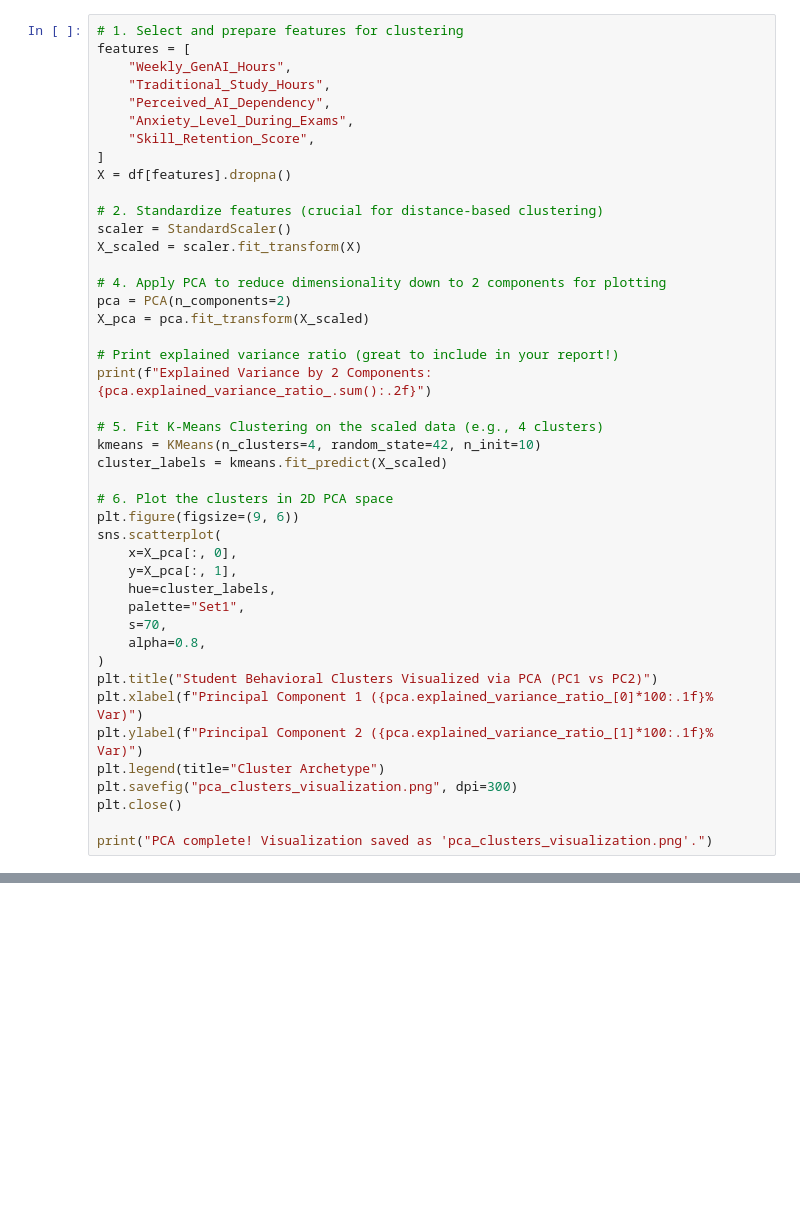
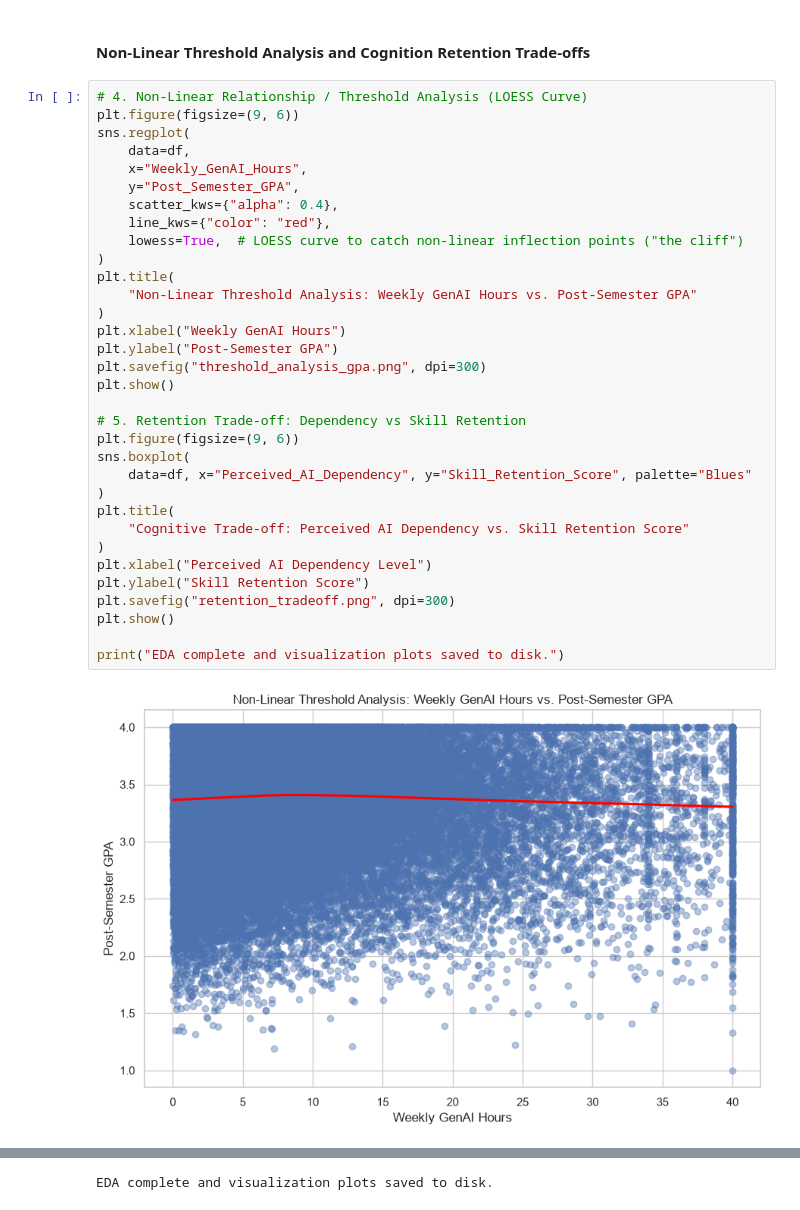
Before and after one commit to ceciliamuniz/dm_final_project, a Jupyter notebook: eda.ipynb, the cells around one changed output, grey strips where cells are left out. Drawn from its saved outputs; the diff is of its cells as text; blank space fills up the shorter version.

```diff
--- a/eda.ipynb
+++ b/eda.ipynb
@@ -159,45 +150,37 @@ EDA Complete! All visualization plots saved to disk.
+# %% [markdown]
+#### Non-Linear Threshold Analysis and Cognition Retention Trade-offs
 # %%
-# 1. Select and prepare features for clustering
-features = [
-    "Weekly_GenAI_Hours",
-    "Traditional_Study_Hours",
-    "Perceived_AI_Dependency",
-    "Anxiety_Level_During_Exams",
-    "Skill_Retention_Score",
-]
-X = df[features].dropna()
+# 4. Non-Linear Relationship / Threshold Analysis (LOESS Curve)
+plt.figure(figsize=(9, 6))
+sns.regplot(
+    data=df,
+    x="Weekly_GenAI_Hours",
+    y="Post_Semester_GPA",
+    scatter_kws={"alpha": 0.4},
+    line_kws={"color": "red"},
+    lowess=True,  # LOESS curve to catch non-linear inflection points ("the cliff")
+)
+plt.title(
+    "Non-Linear Threshold Analysis: Weekly GenAI Hours vs. Post-Semester GPA"
+)
+plt.xlabel("Weekly GenAI Hours")
+plt.ylabel("Post-Semester GPA")
+plt.savefig("threshold_analysis_gpa.png", dpi=300)
+plt.show()
 
-# 2. Standardize features (crucial for distance-based clustering)
-scaler = StandardScaler()
-X_scaled = scaler.fit_transform(X)
+# 5. Retention Trade-off: Dependency vs Skill Retention
+plt.figure(figsize=(9, 6))
+sns.boxplot(
+    data=df, x="Perceived_AI_Dependency", y="Skill_Retention_Score", palette="Blues"
+)
+plt.title(
+    "Cognitive Trade-off: Perceived AI Dependency vs. Skill Retention Score"
+)
+plt.xlabel("Perceived AI Dependency Level")
+plt.ylabel("Skill Retention Score")
+plt.savefig("retention_tradeoff.png", dpi=300)
+plt.show()
 
-# 4. Apply PCA to reduce dimensionality down to 2 components for plotting
-pca = PCA(n_components=2)
-X_pca = pca.fit_transform(X_scaled)
-
-# Print explained variance ratio (great to include in your report!)
-print(f"Explained Variance by 2 Components: {pca.explained_variance_ratio_.sum():.2f}")
-
-# 5. Fit K-Means Clustering on the scaled data (e.g., 4 clusters)
-kmeans = KMeans(n_clusters=4, random_state=42, n_init=10)
-cluster_labels = kmeans.fit_predict(X_scaled)
-
-# 6. Plot the clusters in 2D PCA space
-plt.figure(figsize=(9, 6))
-sns.scatterplot(
-    x=X_pca[:, 0],
-    y=X_pca[:, 1],
-    hue=cluster_labels,
-    palette="Set1",
-    s=70,
-    alpha=0.8,
-)
-plt.title("Student Behavioral Clusters Visualized via PCA (PC1 vs PC2)")
-plt.xlabel(f"Principal Component 1 ({pca.explained_variance_ratio_[0]*100:.1f}% Var)")
-plt.ylabel(f"Principal Component 2 ({pca.explained_variance_ratio_[1]*100:.1f}% Var)")
-plt.legend(title="Cluster Archetype")
-plt.savefig("pca_clusters_visualization.png", dpi=300)
-plt.close()
-
-print("PCA complete! Visualization saved as 'pca_clusters_visualization.png'.")
+print("EDA complete and visualization plots saved to disk.")
 # %% [output]
+[figure, added]
@@ -216,0 +191 @@ Cluster
+EDA complete and visualization plots saved to disk.
```
Also changed, not shown: parts of 15 cells of this notebook.
